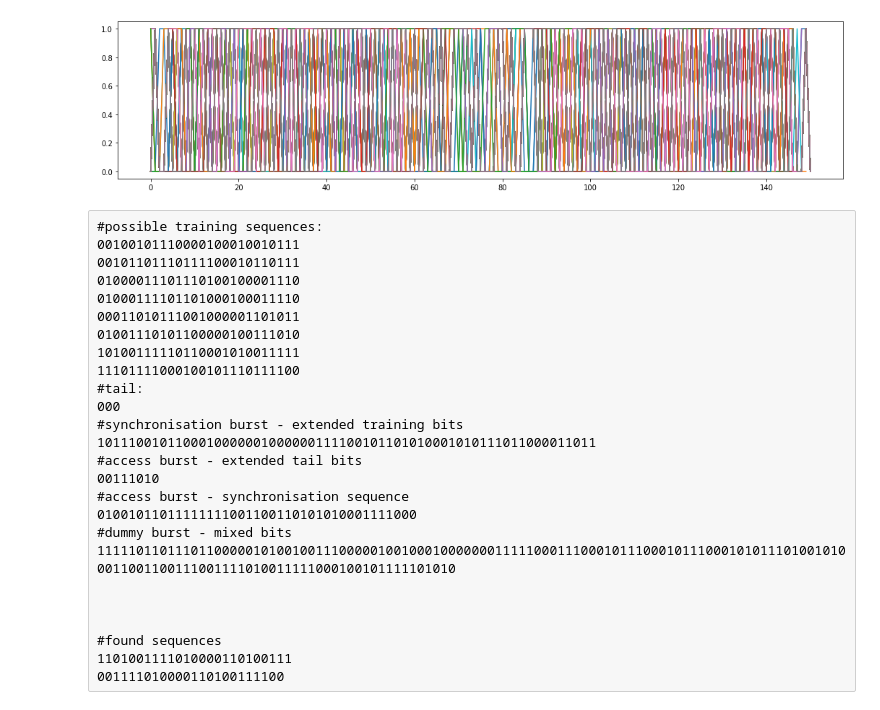
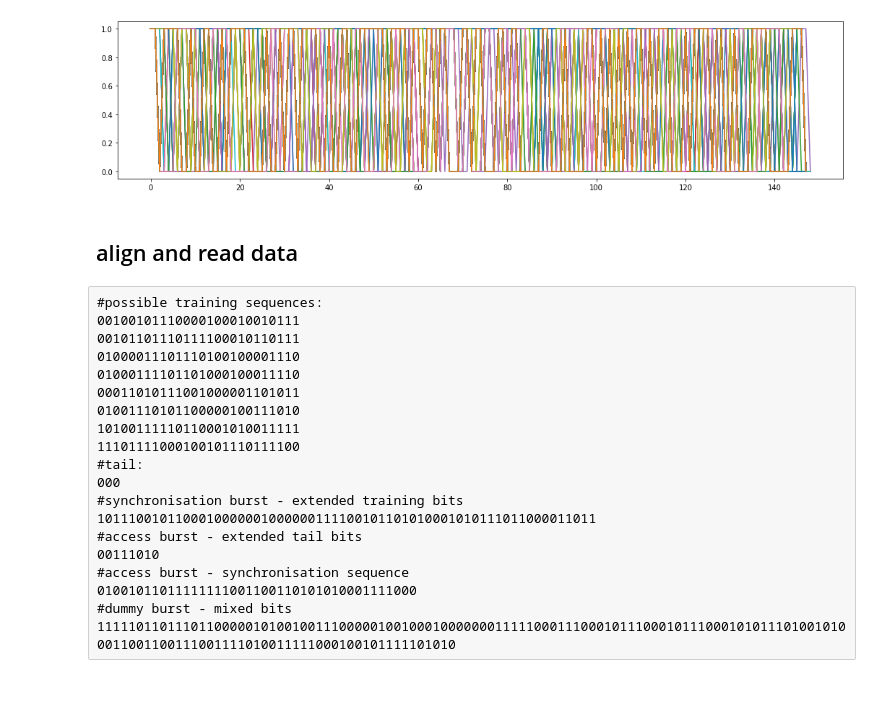
Before and after one commit to IljaRukin/radio_rtl_sdr, a Jupyter notebook: gsm_stream_decode.ipynb, the cells around one changed output. Saved outputs shown, nothing was run; the diff lists cells and outputs as text; code cells hidden in the pictures.

```diff
--- a/gsm_stream_decode.ipynb
+++ b/gsm_stream_decode.ipynb
@@ -23,7 +114,7 @@ ch45: 944.0mhz - 12.542khz
 # %%
 # configure device & capture data
-freq = 935.2e+6
-sample_rate = 2280000
+freq = 933.6e+6
+sample_rate = 270844.16710001737*5 #1.08e+6 #285e+3 #1.14e+6 #2e+6 #2.28e+6 #2.56e+6
 bandwidth = 200e+3
 nr_samples = 2**18
 time_interval = nr_samples/sample_rate
@@ -33,7 +124,7 @@ sleep(1)
 sdr.sample_rate = sample_rate
 sdr.center_freq = freq
 sdr.bandwidth = bandwidth
-sdr.freq_correction = 60 #PPM
-sdr.gain = 'auto'
+sdr.freq_correction = 50 #PPM
+sdr.gain = 40 #35 #'auto'
 samples = sdr.read_samples(nr_samples)
 sdr.close()
@@ -55,0 +165,10 @@ samples per bit: 8.4181248
+# %%
+start = 3000
+interval = int(sample_per_burst)
+
+a = start
+b = start+interval
+step = 50
+ticks = np.arange(a*1/sample_rate,b*1/sample_rate,step/bps)
+labels = [str(i) for i in np.arange(0,len(ticks)*step,step)]
+x = np.arange(a,b,1)*1/sample_rate
@@ -99,48 +377,51 @@ bits:  150
 # %%
-abs2 = lambda x: np.square(np.real(x)) + np.square(np.imag(x))
-phase_diff = lambda x: np.diff(np.imag(x))*np.real(x)[1:] - np.diff(np.real(x))*np.imag(x)[1:]
 
 #find power increase of signal (start of burst)
 mask = abs2(samples)
 mask = mask>np.sum(mask)*0.3/(nr_samples)
 start_points_candidate = np.where(np.diff(mask))[0]
 ind = (start_points_candidate[1:]-start_points_candidate[:-1])>0.5*sample_per_burst
 start_points = list( start_points_candidate[np.where(ind)] )
 
 f = open('gsm.txt','w')
 
+plt.figure(figsize=(18,4))
 #extract data
-burst_samples = int(sample_per_burst)
-plt.figure(figsize=(18,4))
 for p in start_points:
+    a = p+int(sample_per_bit)
+    b = p+int(sample_per_burst)
     #decode
-    data = phase_diff(samples[p:p+burst_samples])
-    data = gaussian(data,1)
-
-    #digitize
-    average = np.sum(data)/burst_samples
-    data = data>average
-    data = data.astype(int)
-    change = np.diff(data)
-    time = np.where(np.not_equal(change,0))[0]
-    result = []
-    for iii in range(time.size-1):
-        bits = round((time[iii+1]-time[iii])/sample_per_bit)
-        value = data[time[iii]+1]
-        value = (value + 1)%2 #reverse bits
-        result.extend([value]*bits)
+    samp = samples[a:b]
+    s = np.argmin(np.diff(abs2(samp)))
+    samp = samp[:s]
+    phase = np.angle(samp)
+    unwrap = np.unwrap(phase,discont=pi)
+    slope = np.diff(unwrap)
+    smooth = unwrap - s* (slope.max() + slope.min())/2 #equal -min = max slope
+    #smooth = gaussian(smooth,0.2)
+    phase_change = np.gradient(smooth)
+    digital = phase_change > np.sum(phase_change)/(b-a)
+    bits = np.round( np.diff(np.where(np.diff(digital))[0]) / sample_per_bit ).astype(int)
+    result = np.zeros(np.ceil(s/sample_per_bit).astype(int),dtype=int)
+    pos = 0
+    bit = True
+    for l in bits:
+        result[pos:pos+l] = bit
+        bit ^= 1
+        pos += l
 
     #visualize
     plt.plot(result)
+    #print('bits: ',len(result))
     #print(result)
-    #print('bits: ',len(result))
-    f.write(str((result)).replace(', ','')+'\n')
-    #break
+    f.write(str((result)).replace(',','').replace('.','').replace(' ','').replace('\n','').replace('[','').replace(']','')+'\n')
 
 f.close()
 #remaining = samples[p+burst_samples:]
 # %% [output]
-[figure, old version]
+[figure, new version]
+# %% [markdown]
+## align and read data
 # %% [raw]
 #possible training sequences:
 00100101110000100010010111
@@ -160,9 +441,3 @@ f.close()
 #access burst - synchronisation sequence
 01001011011111111001100110101010001111000
 #dummy burst - mixed bits 1111101101110110000010100100111000001001000100000001111100011100010111000101110001010111010010100011001100111001111010011111000100101111101010
-
-
-
-#found sequences
-1101001111010000110100111
-001111010000110100111100
```
Also changed, not shown: parts of 25 cells of this notebook, 4 other files.
